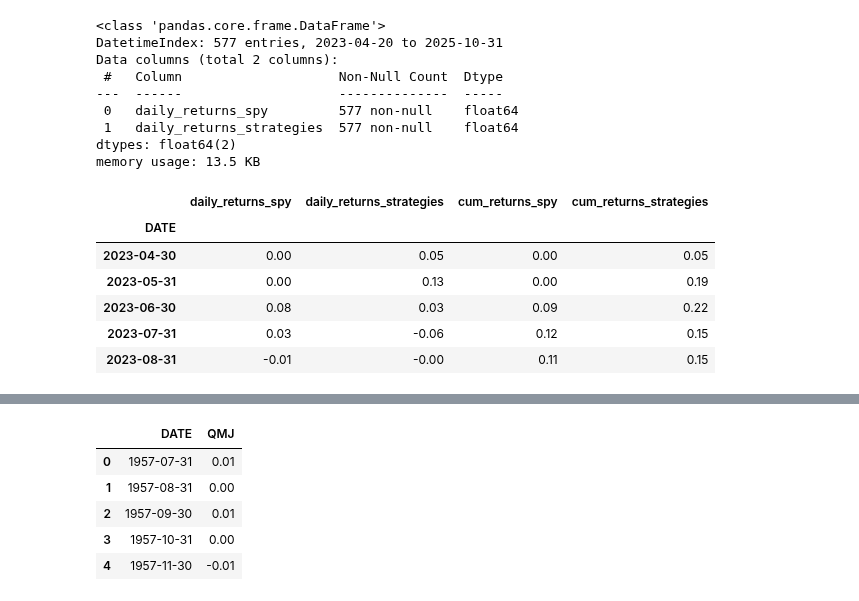
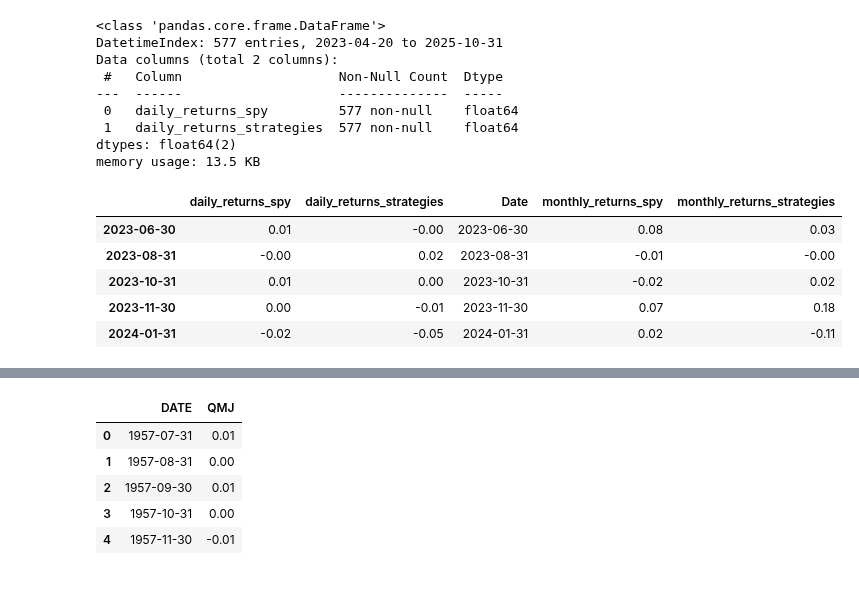
Before and after one commit to scimmione1/prop_trading_results_from_2023, a Jupyter notebook: 06_Strategy_vs_Fama-French Data.ipynb, the cells around one changed output, grey strips where cells are left out. Drawn from its saved outputs; the diff is of its cells as text; code cells hidden in the pictures.

```diff
--- a/06_Strategy_vs_Fama-French Data.ipynb
+++ b/06_Strategy_vs_Fama-French Data.ipynb
@@ -113,28 +113,24 @@ memory usage: 13.5 KB
 # %%
 # merged_df have daily returns for both SPY and strategies, indexed by date
 # we need to compute the returns and grop them by month to match Fama-French data frequency
 # last day of month for each date in the index
 
 # add last day of month column
-merged_df['DATE'] = merged_df.index.to_period('M').to_timestamp('M')
+merged_df['Date'] = merged_df.index.to_period('M').to_timestamp('M')
 
-# group by month and compute daily returns to monthly returns
-merged_df = merged_df.groupby('DATE').apply(lambda x: (1 + x).prod() - 1)
+# group by month and compute daily returns to monthly returns, adding two new columns
+merged_df['monthly_returns_spy'] = merged_df.groupby('Date')['daily_returns_spy'].apply(lambda x: (1 + x).prod() - 1)
+merged_df['monthly_returns_strategies'] = merged_df.groupby('Date')['daily_returns_strategies'].apply(lambda x: (1 + x).prod() - 1)
 
 # drop na values
 merged_df = merged_df.dropna()
 
-# add two columns with compounded monthly returns
-merged_df['cum_returns_spy'] = (1 + merged_df['daily_returns_spy']).cumprod() - 1
-merged_df['cum_returns_strategies'] = (1 + merged_df['daily_returns_strategies']).cumprod() - 1
-
 merged_df.head()
 # %% [output]
-|  | daily_returns_spy | daily_returns_strategies | cum_returns_spy | cum_returns_strategies |
-| DATE |  |  |  |  |
-| 2023-04-30 | 0.00 | 0.05 | 0.00 | 0.05 |
-| 2023-05-31 | 0.00 | 0.13 | 0.00 | 0.19 |
-| 2023-06-30 | 0.08 | 0.03 | 0.09 | 0.22 |
-| 2023-07-31 | 0.03 | -0.06 | 0.12 | 0.15 |
-| 2023-08-31 | -0.01 | -0.00 | 0.11 | 0.15 |
+|  | daily_returns_spy | daily_returns_strategies | Date | monthly_returns_spy | monthly_returns_strategies |
+| 2023-06-30 | 0.01 | -0.00 | 2023-06-30 | 0.08 | 0.03 |
+| 2023-08-31 | -0.00 | 0.02 | 2023-08-31 | -0.01 | -0.00 |
+| 2023-10-31 | 0.01 | 0.00 | 2023-10-31 | -0.02 | 0.02 |
+| 2023-11-30 | 0.00 | -0.01 | 2023-11-30 | 0.07 | 0.18 |
+| 2024-01-31 | -0.02 | -0.05 | 2024-01-31 | 0.02 | -0.11 |
 # %%
```
Also changed, not shown: parts of 13 cells of this notebook.
